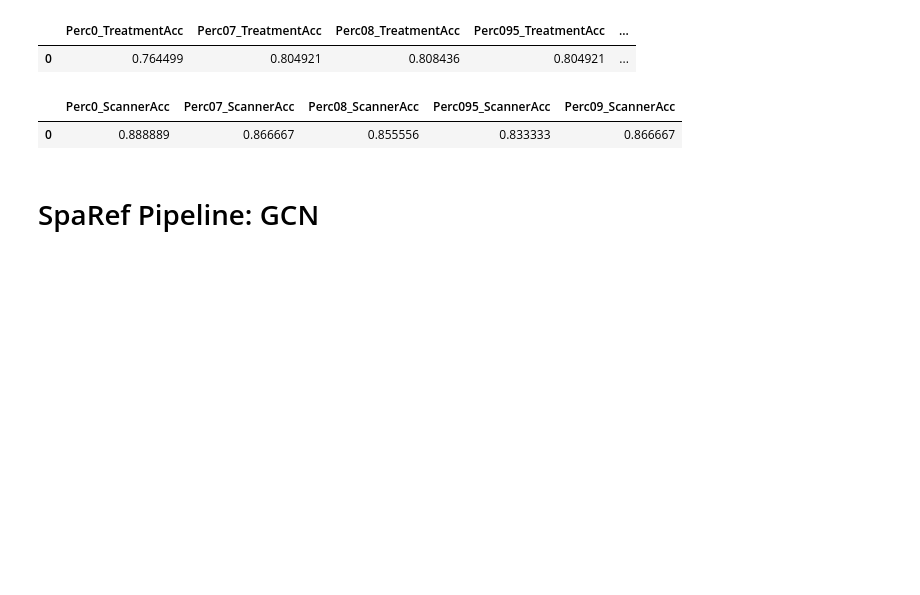
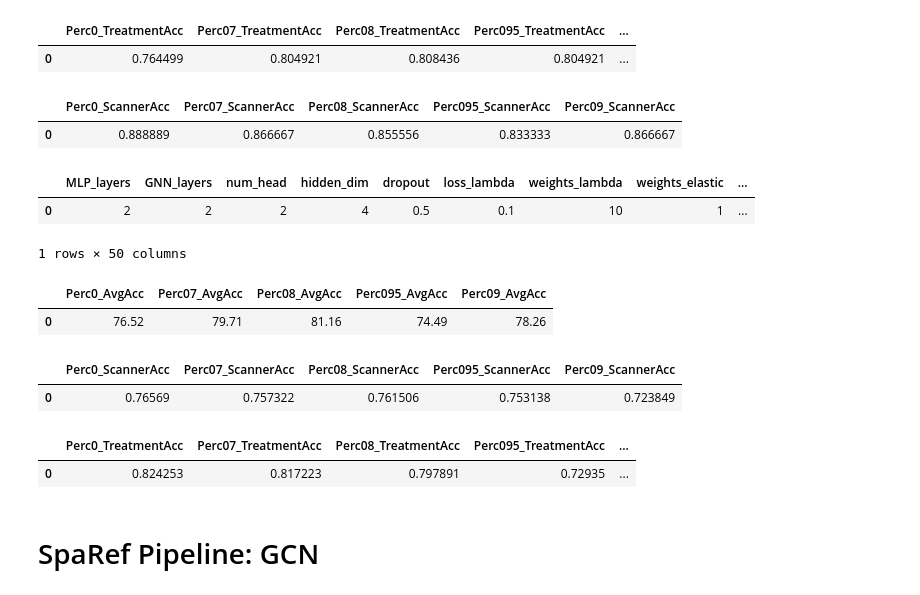
Before and after one commit to yanismiraoui/CNS-Research-YM, a Jupyter notebook: extract_results_tuning.ipynb, the cells around one changed output. Cells and saved outputs as stored; diff of their text form; code cells hidden in the pictures; blank space fills up the shorter version.

```diff
--- a/extract_results_tuning.ipynb
+++ b/extract_results_tuning.ipynb
@@ -1003,6 +1003,63 @@ df[['Perc0_ScannerAcc', 'Perc07_ScannerAcc', 'Perc08_ScannerAcc', 'Perc095_Scann
 # %% [output]
 |  | Perc0_ScannerAcc | Perc07_ScannerAcc | Perc08_ScannerAcc | Perc095_ScannerAcc | Perc09_ScannerAcc |
 | 0 | 0.888889 | 0.866667 | 0.855556 | 0.833333 | 0.866667 |
+# %%
+# GNN with one layer masking and L1 norm regularization
+with open('./modified_XGW-GAT_sparef/save_results_tuning_gcn_baseline_masking_weights_elastic_nullingout.pkl', 'rb') as f:
+    results = pkl.load(f)
+
+# Function to extract numbers from a string
+def extract_numbers(s):
+    return [float(n) for n in re.findall(r"[-+]?\d*\.\d+|\d+", s)]
+
+# Process the data
+formatted_data = []
+for key, values in results.items():
+    row = list(key)
+    for value in values:
+        for perc in ['perc 0.7', 'perc 0.8', 'perc 0.95', 'perc 0.9', 'perc 0']:
+            value = value.replace(perc, "")
+        numbers = extract_numbers(value)
+        row.extend(numbers)
+    formatted_data.append(row)
+
+# Creating DataFrame with appropriate column names
+columns = ['MLP_layers', 'GNN_layers', 'num_head', 'hidden_dim', 'dropout', 'loss_lambda', 'weights_lambda', 'weights_elastic']
+additional_columns = ['Perc0_AvgAcc', 'Perc0_StdAcc', 'Perc0_AvgAUC', 'Perc0_StdAUC',
+                      'Perc07_AvgAcc', 'Perc07_StdAcc', 'Perc07_AvgAUC', 'Perc07_StdAUC',
+                      'Perc08_AvgAcc', 'Perc08_StdAcc', 'Perc08_AvgAUC', 'Perc08_StdAUC',
+                      'Perc095_AvgAcc', 'Perc095_StdAcc', 'Perc095_AvgAUC', 'Perc095_StdAUC',
+                      'Perc09_AvgAcc', 'Perc09_StdAcc', 'Perc09_AvgAUC', 'Perc09_StdAUC',
+                      'MaxAvgAcc', 'MaxAvgAUC',
+                      'Perc0_TreatmentAcc', 'Perc0_TreatmentAUC', 'Perc0_ScannerAcc', 'Perc0_ScannerAUC',
+                      'Perc07_TreatmentAcc', 'Perc07_TreatmentAUC', 'Perc07_ScannerAcc', 'Perc07_ScannerAUC',
+                      'Perc08_TreatmentAcc', 'Perc08_TreatmentAUC', 'Perc08_ScannerAcc', 'Perc08_ScannerAUC',
+                      'Perc095_TreatmentAcc', 'Perc095_TreatmentAUC', 'Perc095_ScannerAcc', 'Perc095_ScannerAUC',
+                      'Perc09_TreatmentAcc', 'Perc09_TreatmentAUC', 'Perc09_ScannerAcc', 'Perc09_ScannerAUC']
+columns.extend(additional_columns)
+df = pd.DataFrame(formatted_data, columns=columns)
+
+# Display the DataFrame
+df
+# %% [output]
+|  | MLP_layers | GNN_layers | num_head | hidden_dim | dropout | loss_lambda | weights_lambda | weights_elastic | ... |
+| 0 | 2 | 2 | 2 | 4 | 0.5 | 0.1 | 10 | 1 | ... |
+1 rows × 50 columns
+# %%
+df[['Perc0_AvgAcc', 'Perc07_AvgAcc', 'Perc08_AvgAcc', 'Perc095_AvgAcc', 'Perc09_AvgAcc']].sort_values(by='Perc0_AvgAcc', ascending=False)
+# %% [output]
+|  | Perc0_AvgAcc | Perc07_AvgAcc | Perc08_AvgAcc | Perc095_AvgAcc | Perc09_AvgAcc |
+| 0 | 76.52 | 79.71 | 81.16 | 74.49 | 78.26 |
+# %%
+df[['Perc0_ScannerAcc', 'Perc07_ScannerAcc', 'Perc08_ScannerAcc', 'Perc095_ScannerAcc', 'Perc09_ScannerAcc']]
+# %% [output]
+|  | Perc0_ScannerAcc | Perc07_ScannerAcc | Perc08_ScannerAcc | Perc095_ScannerAcc | Perc09_ScannerAcc |
+| 0 | 0.76569 | 0.757322 | 0.761506 | 0.753138 | 0.723849 |
+# %%
+df[['Perc0_TreatmentAcc', 'Perc07_TreatmentAcc', 'Perc08_TreatmentAcc', 'Perc095_TreatmentAcc', 'Perc09_TreatmentAcc']].sort_values(by='Perc0_TreatmentAcc', ascending=False)
+# %% [output]
+|  | Perc0_TreatmentAcc | Perc07_TreatmentAcc | Perc08_TreatmentAcc | Perc095_TreatmentAcc | ... |
+| 0 | 0.824253 | 0.817223 | 0.797891 | 0.72935 | ... |
 # %% [markdown]
 # SpaRef Pipeline: GCN
 # %%
```
Also changed, not shown: parts of 15 cells of this notebook, 3 other files.
